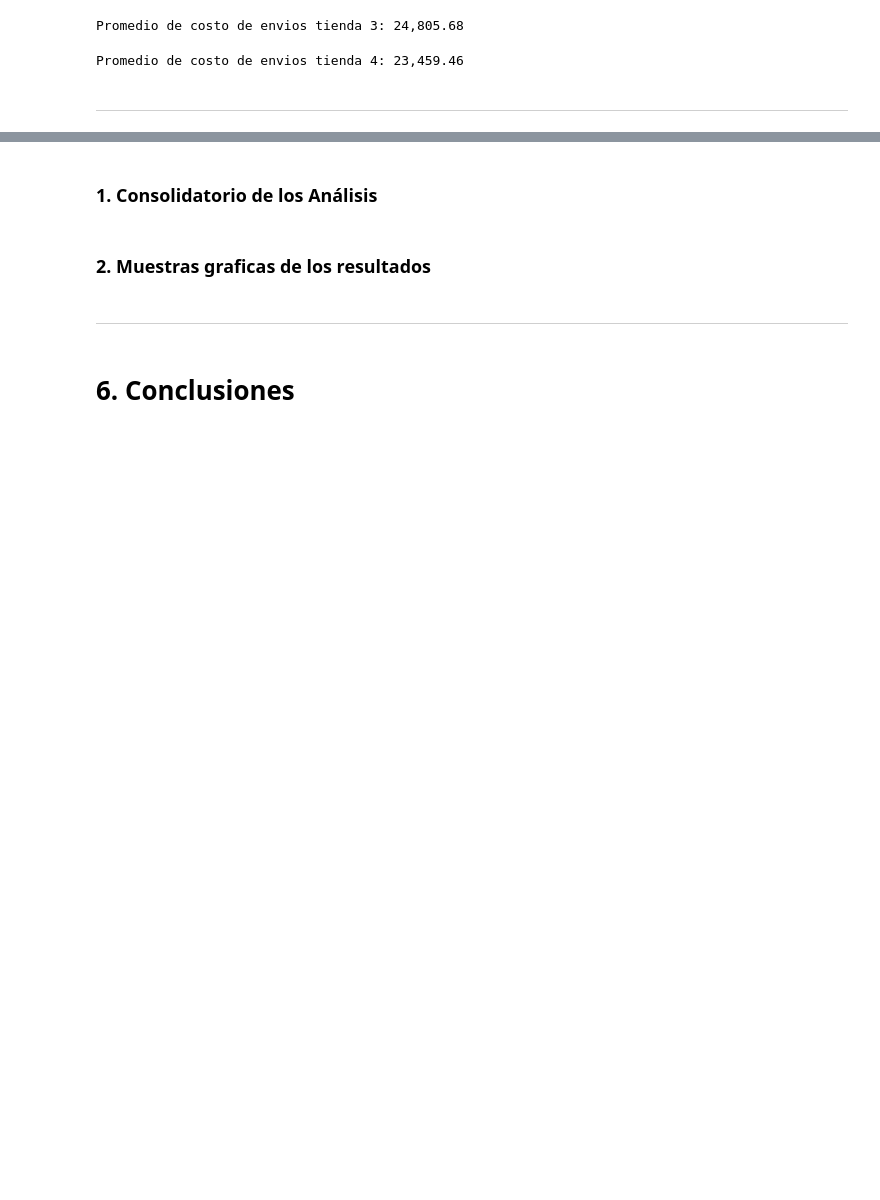
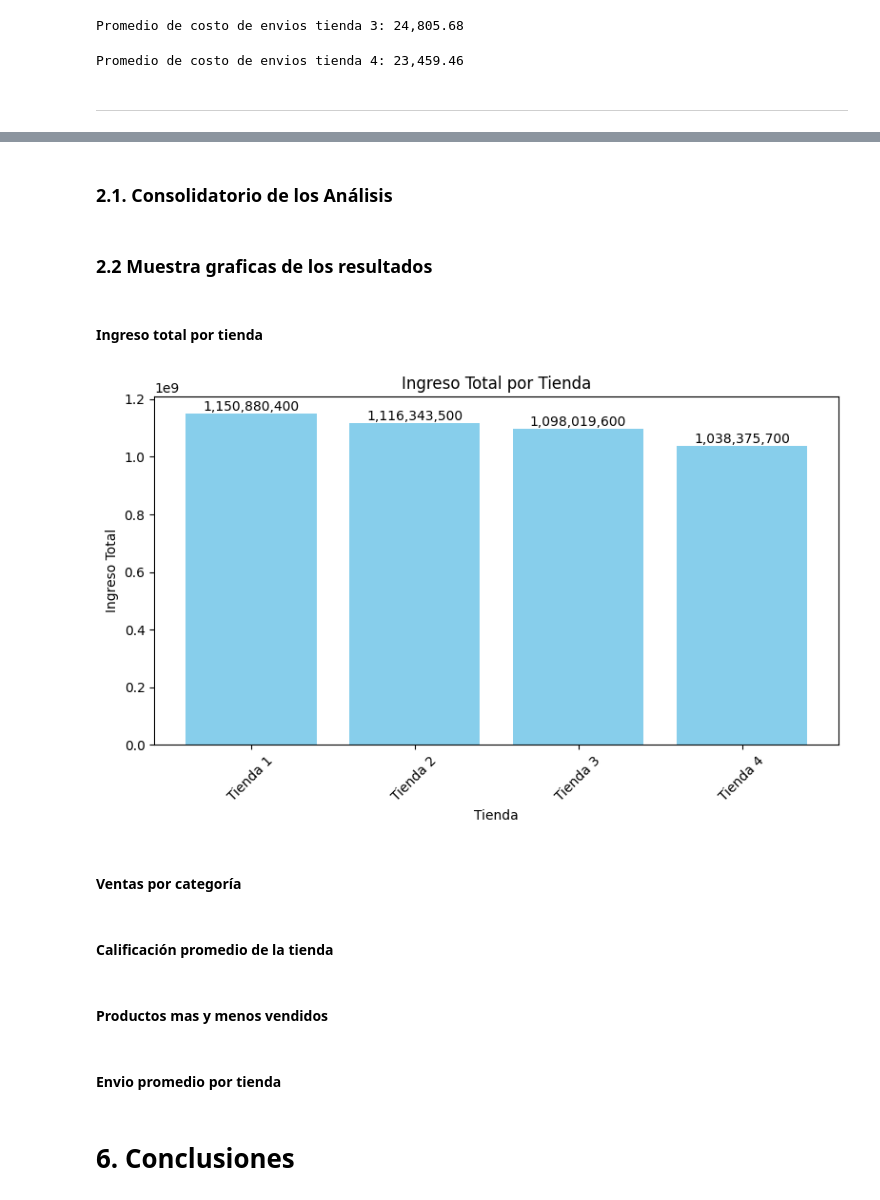
Before and after one commit to ojsilvera/AlluraG8_2025_Challenge_Alura_Store, a Jupyter notebook: AluraStoreLatam.ipynb, the cells around one changed output, grey strips where cells are left out. Saved outputs shown, nothing was run; the diff lists cells and outputs as text; code cells hidden in the pictures; blank space fills up the shorter version.

Commit message:
Gafdicar los hallazgos obtenidos en el analisis de los datos

```diff
--- a/AluraStoreLatam.ipynb
+++ b/AluraStoreLatam.ipynb
@@ -325,5 +332,5 @@ Promedio de costo de envios tienda 4: 23,459.46
 # %% [markdown]
-### 1. Consolidatorio de los Análisis
+### 2.1. Consolidatorio de los Análisis
 # %%
 import pandas as pd
 
@@ -376,9 +383,47 @@ topNmenos10_productos = pd.DataFrame({
                         list(topNmenos10_productos_T3['count']) + list(topNmenos10_productos_T4['count'])
 })
 # %% [markdown]
-### 2. Muestras graficas de los resultados
+### 2.2 Muestra graficas de los resultados
-# %% [markdown]
----
+# %% [markdown]
+#### Ingreso total por tienda
+# %%
+# importamos la libreria matplotlib para graficar
+import matplotlib.pyplot as plt
+
+# muestra el grafico justo debajo de la celda solo funciona en Jupyter Notebook, evita la generacion en ventana emergente
+%matplotlib inline
+
+# configuramos los graficos para que se muestren en el notebook
+plt.rcParams['figure.figsize'] = [10, 6]
+plt.rcParams['figure.dpi'] = 100
+
+# Crear gráfico de barras
+plt.figure(figsize=(8, 5))
+plt.bar(analisisFacturacion['Tienda'], analisisFacturacion['Ingreso Total'], color='skyblue')
+
+# Añadir etiquetas y título
+plt.title('Ingreso Total por Tienda')
+plt.xlabel('Tienda')
+plt.ylabel('Ingreso Total')
+plt.xticks(rotation=45)  # Rotar etiquetas si hay muchas tiendas
+
+# Mostrar valores encima de cada barra
+for i, valor in enumerate(analisisFacturacion['Ingreso Total']):
+    plt.text(i, valor, f'{valor:,.0f}', ha='center', va='bottom')
+
+# Mostrar gráfico
+plt.tight_layout()
+plt.show()
+# %% [output]
+[figure, added]
+# %% [markdown]
+#### Ventas por categoría
+# %% [markdown]
+#### Calificación promedio de la tienda
+# %% [markdown]
+#### Productos mas y menos vendidos
+# %% [markdown]
+#### Envio promedio por tienda
 # %% [markdown]
 # 6. Conclusiones
 # %% [markdown]
```
Also changed, not shown: parts of 14 cells of this notebook.
